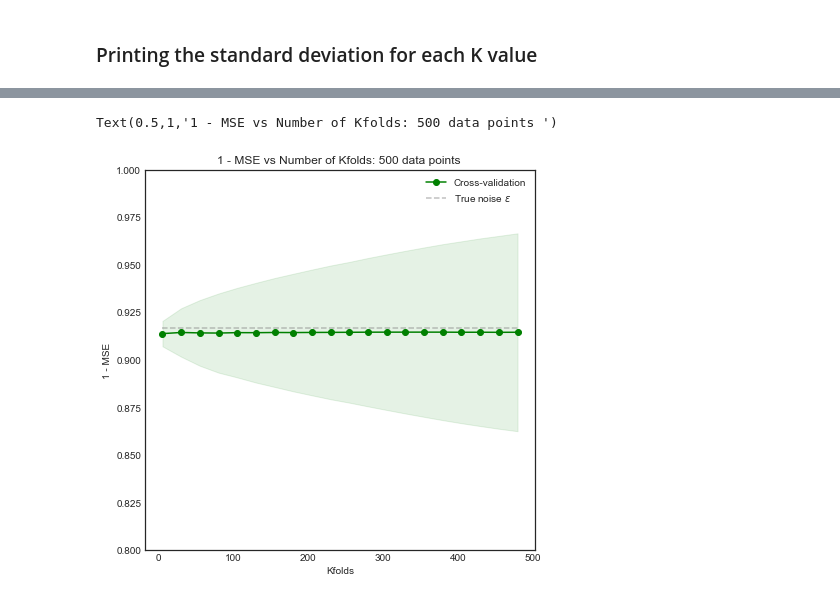
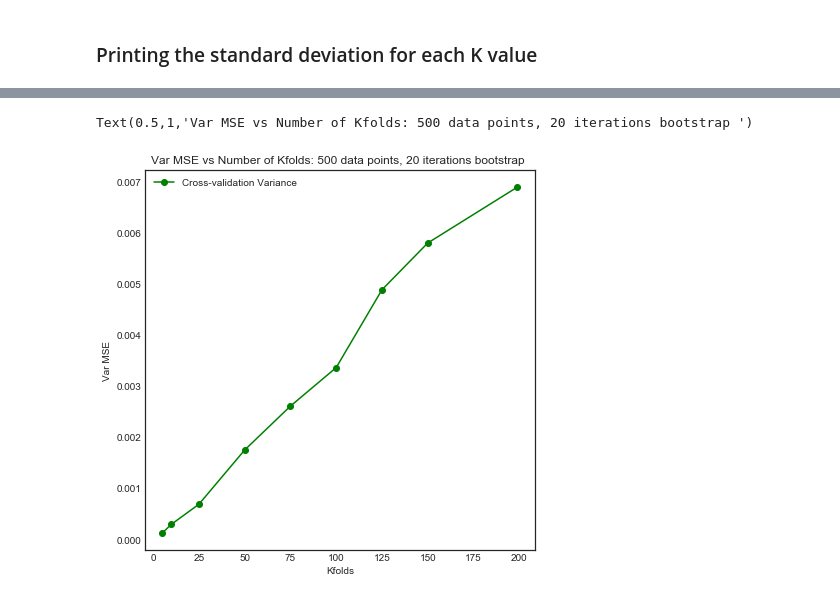
Before and after one commit to xavierbourretsicotte/Data-Portfolio, a Jupyter notebook: Cross_Validation.ipynb, the cells around one changed output, grey strips where cells are left out. Cells and saved outputs as stored; diff of their text form; code cells hidden in the pictures.

```diff
--- a/Cross_Validation.ipynb
+++ b/Cross_Validation.ipynb
@@ -179,14 +179,14 @@ Y = (y + noise).reshape(-1,1)
 X = x.reshape(-1,1)
 
 #Utility variables
-Train_Mean_MSE, Train_Std_MSE, Test_Mean_MSE, Test_Std_MSE = [],[], [],[]
+CV_Mean_MSE, CV_Std_MSE = [],[]
 train_sizes=np.array([5,10,15,20,25,30,35,40,50,60,70,80,90,100])
 test_sizes = np.array([1,2,3,4,5,6,7,8,10,12,14,16,18,20])
 
 
 for s in range(len(train_sizes)):
 
-    Train_MSE_list, Test_MSE_list = [], []
+    Test_MSE_list = []
     rs = ShuffleSplit(n_splits=300, train_size = train_sizes[s], test_size=test_sizes[s])
     rs.get_n_splits(X)
 
@@ -200,28 +200,23 @@ for s in range(len(train_sizes)):
         pipeline.fit(X_train,y_train)
 
         #Inner loop results
-        Train_MSE_list.append(mean_squared_error(y_train, pipeline.predict(X_train)))
         Test_MSE_list.append(mean_squared_error(y_test, pipeline.predict(X_test)))
 
     #Calculating loop results: mean and std
-    Train_Mean_MSE.append(np.mean(Train_MSE_list))
-    Train_Std_MSE.append(np.std(Train_MSE_list))
-    Test_Mean_MSE.append(np.mean(Test_MSE_list))
-    Test_Std_MSE.append(np.std(Test_MSE_list))
+    CV_Mean_MSE.append(np.mean(Test_MSE_list))
+    CV_Std_MSE.append(np.std(Test_MSE_list))
 
 #Converting to numpy for convenience
-Train_Mean_MSE = np.asarray(Train_Mean_MSE)
-Train_Std_MSE = np.asarray(Train_Std_MSE)
-Test_Mean_MSE = np.asarray(Test_Mean_MSE)
-Test_Std_MSE = np.asarray(Test_Std_MSE)
+CV_Mean_MSE = np.asarray(CV_Mean_MSE)
+CV_Std_MSE = np.asarray(CV_Std_MSE)
 
 
 #Plotting
 plt.figure(figsize = (7,7))
-plt.fill_between(train_sizes, 1 - (Test_Mean_MSE - Test_Std_MSE),
-                 1 - (Test_Mean_MSE + Test_Std_MSE), alpha=0.1, color="g")
+plt.fill_between(train_sizes, 1 - (CV_Mean_MSE - CV_Std_MSE),
+                 1 - (CV_Mean_MSE + CV_Std_MSE), alpha=0.1, color="g")
 
-plt.plot(train_sizes, 1 - Test_Mean_MSE, 'o-', color="g",
+plt.plot(train_sizes, 1 - CV_Mean_MSE, 'o-', color="g",
          label="Cross-validation")
 
 plt.hlines(1 - 1/12 , 0,100, linestyle = '--', color = 'gray', alpha = .5, label = 'True noise $\epsilon$')
@@ -426,17 +657,12 @@ Test_Std_MSE2  = np.asarray(Test_Std_MSE2)
 # %%
 plt.figure(figsize = (7,7))
-plt.fill_between(split_range, 1 - (Test_Mean_MSE2 - Test_Std_MSE2),
-                 1 - (Test_Mean_MSE2 + Test_Std_MSE2), alpha=0.1, color="g")
+plt.plot(k_folds_range, CV_Std_MSE_large**2, 'o-', color="g",
+         label="Cross-validation Variance")
 
-plt.plot(split_range, 1 - Test_Mean_MSE2, 'o-', color="g",
-         label="Cross-validation")
-
-plt.hlines(1 - 1/12 , min(split_range),max(split_range), linestyle = '--', color = 'gray', alpha = .5, label = 'True noise $\epsilon$')
 plt.legend(loc="best")
-plt.ylim(0.8,1)
-plt.ylabel('1 - MSE')
+plt.ylabel('Var MSE')
 plt.xlabel('Kfolds')
-plt.title('1 - MSE vs Number of Kfolds: 500 data points ')
+plt.title('Var MSE vs Number of Kfolds: 500 data points, 20 iterations bootstrap ')
 # %% [output]
-Text(0.5,1,'1 - MSE vs Number of Kfolds: 500 data points ')
+Text(0.5,1,'Var MSE vs Number of Kfolds: 500 data points, 20 iterations bootstrap ')
-[figure, old version]
+[figure, new version]
```
Also changed, not shown: parts of 20 cells of this notebook.
